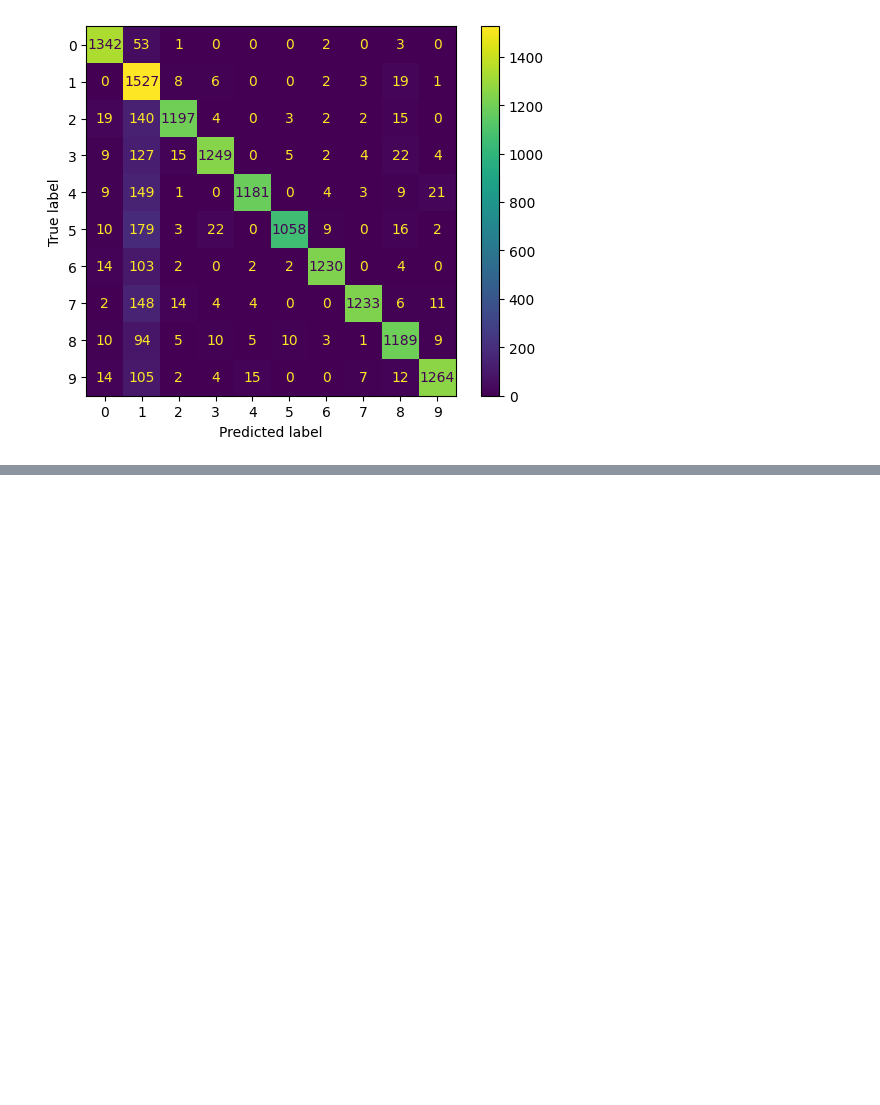
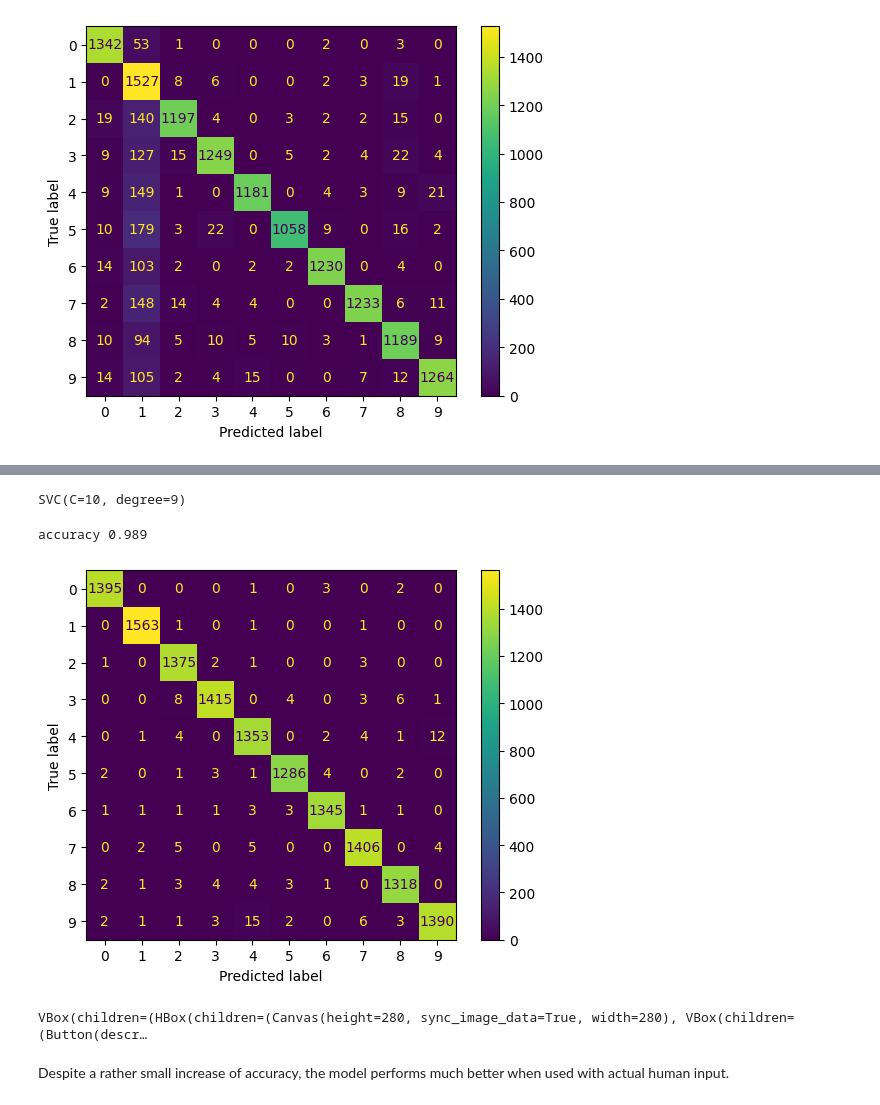
Before and after one commit to fstachura/psi-handwriting-recognition, a Jupyter notebook: svm.ipynb, the cells around one changed output, grey strips where cells are left out. Drawn from its saved outputs; the diff is of its cells as text; code cells hidden in the pictures; blank space fills up the shorter version.

```diff
--- a/svm.ipynb
+++ b/svm.ipynb
@@ -233,0 +192,2 @@ accuracy 0.8907142857142857
+# %%
+rbf = SVC(C=10, degree=9, kernel="rbf")
@@ -233,0 +204,13 @@ accuracy 0.8907142857142857
+# %%
+X_train_deskewed = X_train_deskewed.reshape(-1, 28*28)
+rbf.fit(X_train_deskewed, y_train)
+# %% [output]
+SVC(C=10, degree=9)
+# %%
+X_test_deskewed = X_test_deskewed.reshape(-1, 28*28)
+rbf_test_predict = rbf.predict(X_test_deskewed)
+# %%
+print_metrics(rbf, rbf_test_predict, y_test)
+# %% [output]
+accuracy 0.989
+[figure, added]
@@ -233,0 +219,6 @@ accuracy 0.8907142857142857
+# %%
+create_mnist_canvas(lambda img: rbf.predict([deskewing.deskew(img).reshape(28*28)]))
+# %% [output]
+VBox(children=(HBox(children=(Canvas(height=280, sync_image_data=True, width=280), VBox(children=(Button(descr…
+# %% [markdown]
+Despite a rather small increase of accuracy, the model performs much better when used with actual human input.
```
Also changed, not shown: parts of 6 cells of this notebook, 1 other file.
